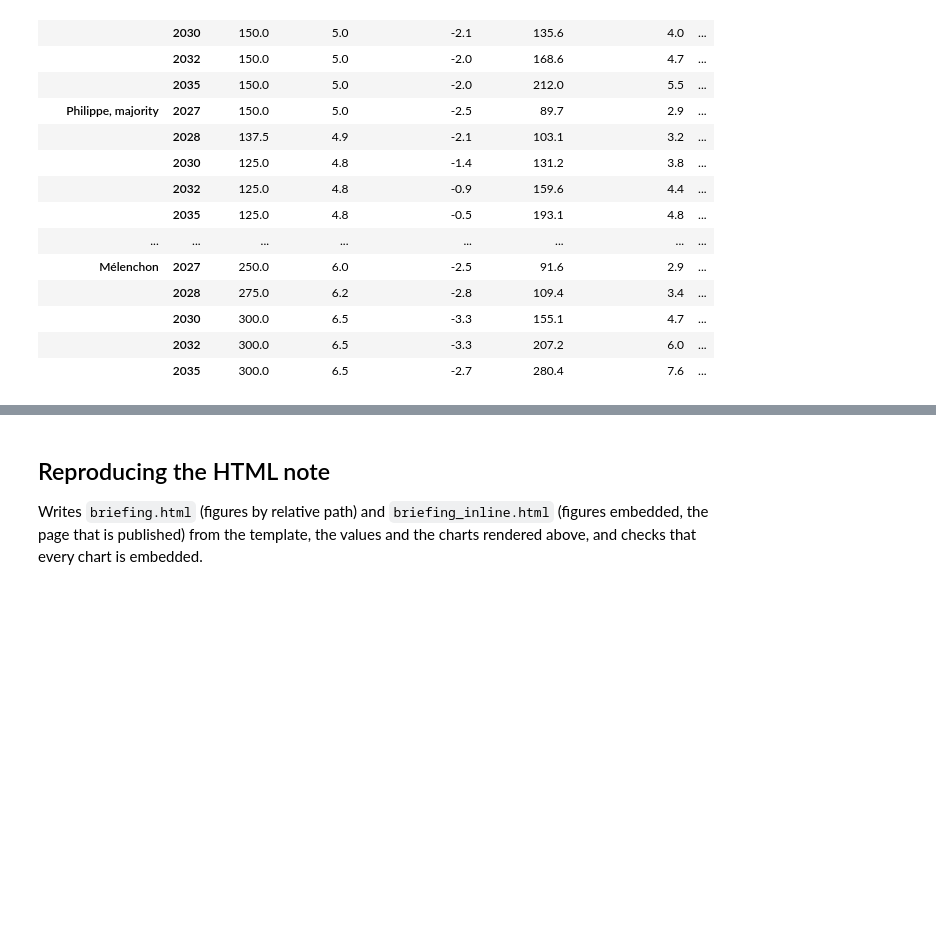
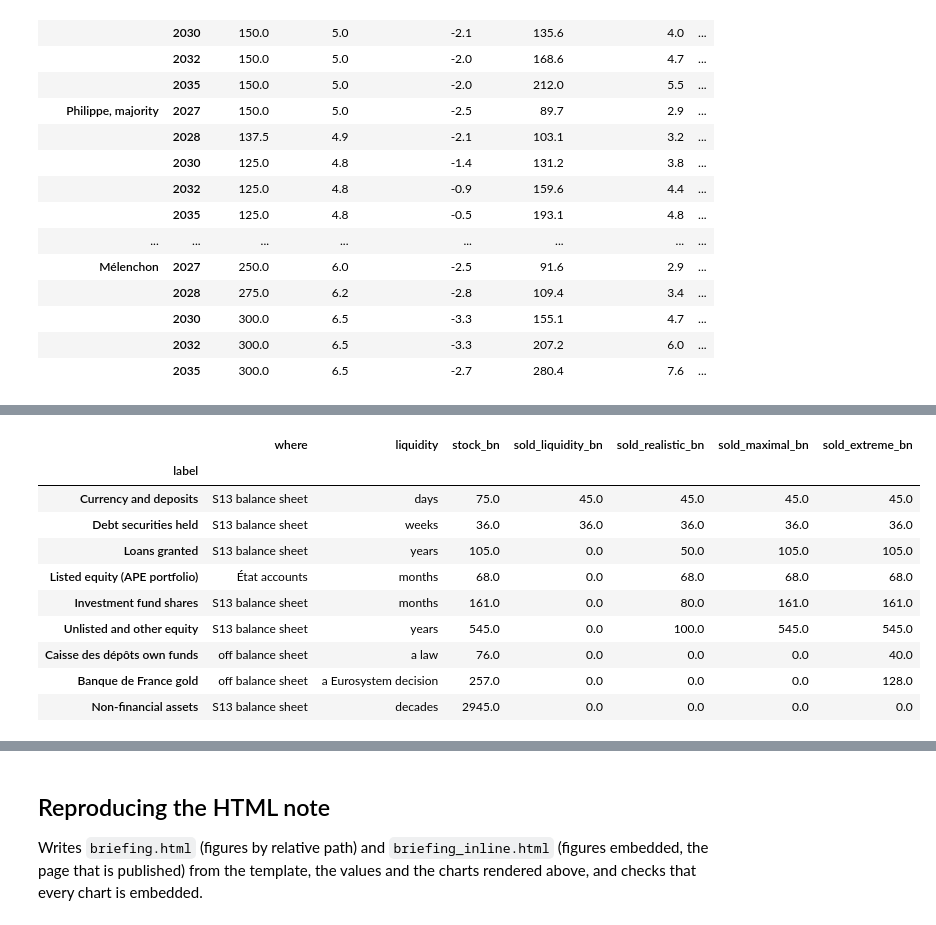
Before and after one commit to adrianchiu1/redbox, a Jupyter notebook: notebooks/France_fiscal_brief_20261013.ipynb, the cells around one changed output, grey strips where cells are left out. Cells and saved outputs as stored; diff of their text form; code cells hidden in the pictures; blank space fills up the shorter version.

```diff
--- a/notebooks/France_fiscal_brief_20261013.ipynb
+++ b/notebooks/France_fiscal_brief_20261013.ipynb
@@ -304,0 +345,15 @@ res[res.year.isin([2027, 2028, 2030, 2032, 2035])][cols].round(1).set_index(["la
+# %%
+lad = pd.read_csv(FIG / "ladder_FRA.csv")
+lad[["label", "where", "liquidity", "stock_bn", "sold_liquidity_bn", "sold_realistic_bn", "sold_maximal_bn", "sold_extreme_bn"]].round(0).set_index("label")
+# %% [output]
+|  | where | liquidity | stock_bn | sold_liquidity_bn | sold_realistic_bn | sold_maximal_bn | sold_extreme_bn |
+| label |  |  |  |  |  |  |  |
+| Currency and deposits | S13 balance sheet | days | 75.0 | 45.0 | 45.0 | 45.0 | 45.0 |
+| Debt securities held | S13 balance sheet | weeks | 36.0 | 36.0 | 36.0 | 36.0 | 36.0 |
+| Loans granted | S13 balance sheet | years | 105.0 | 0.0 | 50.0 | 105.0 | 105.0 |
+| Listed equity (APE portfolio) | État accounts | months | 68.0 | 0.0 | 68.0 | 68.0 | 68.0 |
+| Investment fund shares | S13 balance sheet | months | 161.0 | 0.0 | 80.0 | 161.0 | 161.0 |
+| Unlisted and other equity | S13 balance sheet | years | 545.0 | 0.0 | 100.0 | 545.0 | 545.0 |
+| Caisse des dépôts own funds | off balance sheet | a law | 76.0 | 0.0 | 0.0 | 0.0 | 40.0 |
+| Banque de France gold | off balance sheet | a Eurosystem decision | 257.0 | 0.0 | 0.0 | 0.0 | 128.0 |
+| Non-financial assets | S13 balance sheet | decades | 2945.0 | 0.0 | 0.0 | 0.0 | 0.0 |
```
Also changed, not shown: parts of 10 cells of this notebook, 26 other files.
